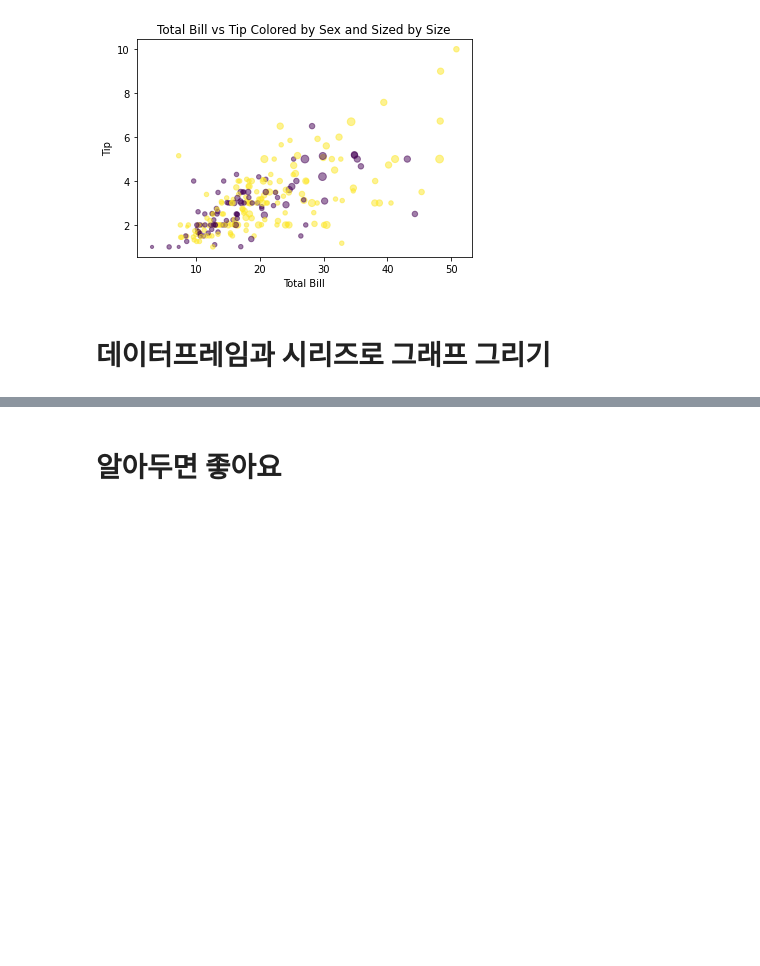
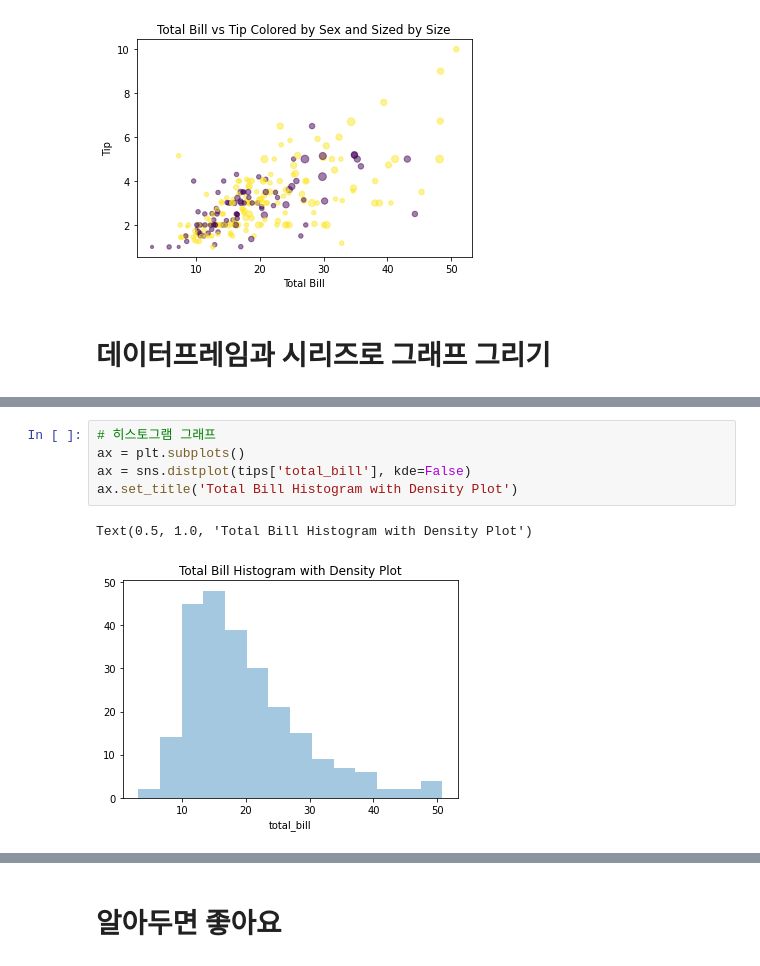
Before and after one commit to jeonbyeongguk/cuckoobee, a Jupyter notebook: Doit_판다스입문_소스/notebook/04_practice.ipynb, the cells around one changed output, grey strips where cells are left out. Saved outputs shown, nothing was run; the diff lists cells and outputs as text; blank space fills up the shorter version.

```diff
--- a/Doit_판다스입문_소스/notebook/04_practice.ipynb
+++ b/Doit_판다스입문_소스/notebook/04_practice.ipynb
@@ -118,0 +131,8 @@ Text(0, 0.5, 'Tip')
+# %%
+# 히스토그램 그래프
+ax = plt.subplots()
+ax = sns.distplot(tips['total_bill'], kde=False)
+ax.set_title('Total Bill Histogram with Density Plot')
+# %% [output]
+Text(0.5, 1.0, 'Total Bill Histogram with Density Plot')
+[figure, added]
```
Also changed, not shown: parts of 13 cells of this notebook.
